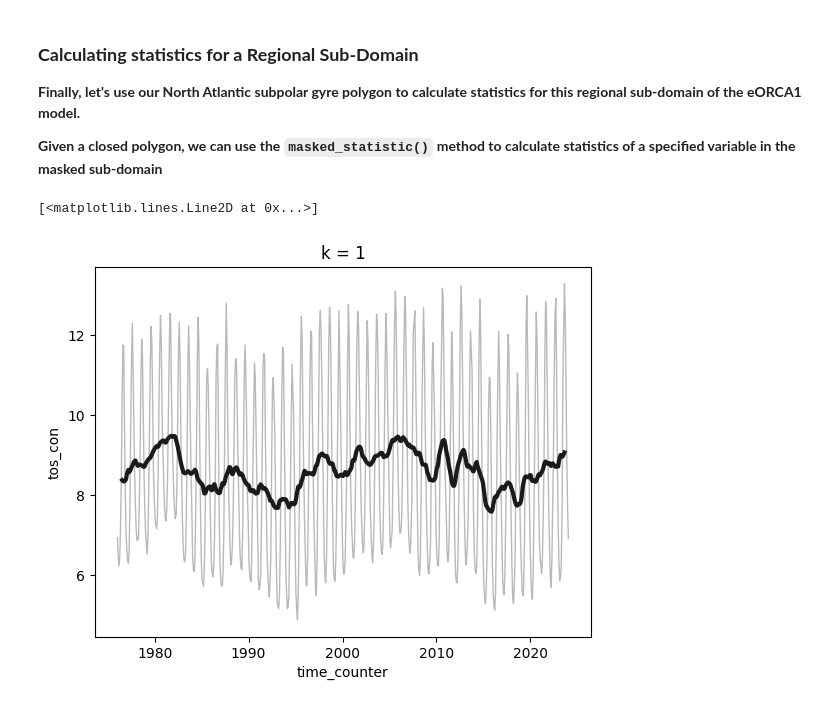
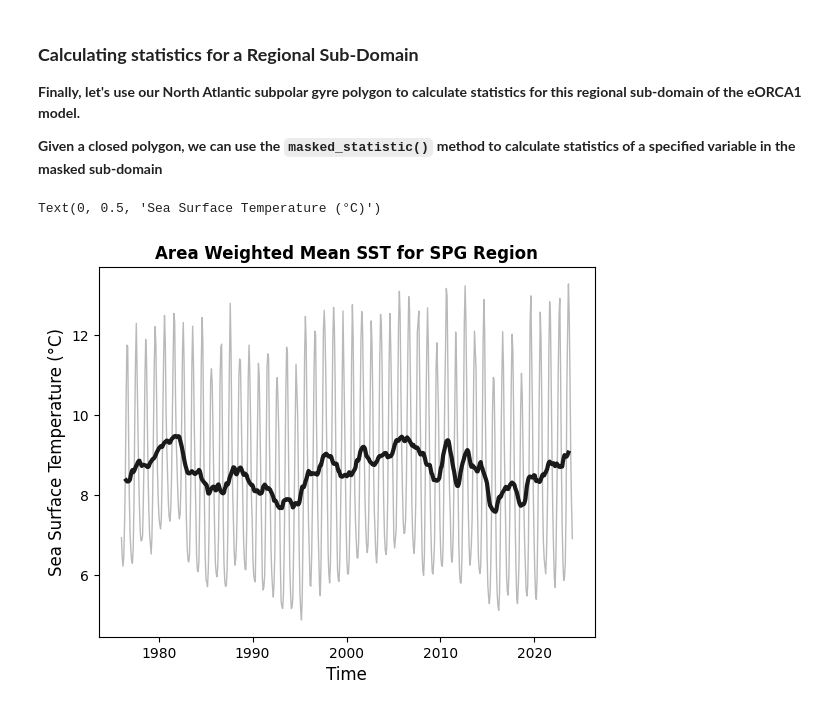
Before and after one commit to NOC-MSM/nemo_cookbook, a Jupyter notebook: recipes/recipe_masked_stats.ipynb, the cells around one changed output. Saved outputs shown, nothing was run; the diff lists cells and outputs as text; code cells hidden in the pictures.

```diff
--- a/recipes/recipe_masked_stats.ipynb
+++ b/recipes/recipe_masked_stats.ipynb
@@ -252,15 +270,18 @@ nemo['/gridT']['tos_con'].mean(dim='time_counter').where(mask_spg).plot(xlim=[23
 # %%
 # Calculating the area weighted-mean sea surface temperature in the SPG region:
 sst_wmean = nemo.masked_statistic(grid="/gridT",
                                   var="tos_con",
                                   lon_poly=lon_poly,
                                   lat_poly=lat_poly,
                                   statistic="weighted_mean",
                                   dims=["i", "j"]
                                   )
 
 sst_wmean.plot(lw=1, color='0.1', alpha=0.3)
 sst_wmean.rolling(time_counter=12, center=True).mean().plot(lw=3, color='0.1')
+plt.title('Area Weighted Mean SST for SPG Region', fontsize=12, fontweight='bold')
+plt.xlabel('Time', fontsize=12)
+plt.ylabel('Sea Surface Temperature (°C)', fontsize=12)
 # %% [output]
-[<matplotlib.lines.Line2D at 0x...>]
+Text(0, 0.5, 'Sea Surface Temperature (°C)')
-[figure, old version]
+[figure, new version]
```
Also changed, not shown: parts of 2 cells of this notebook.
